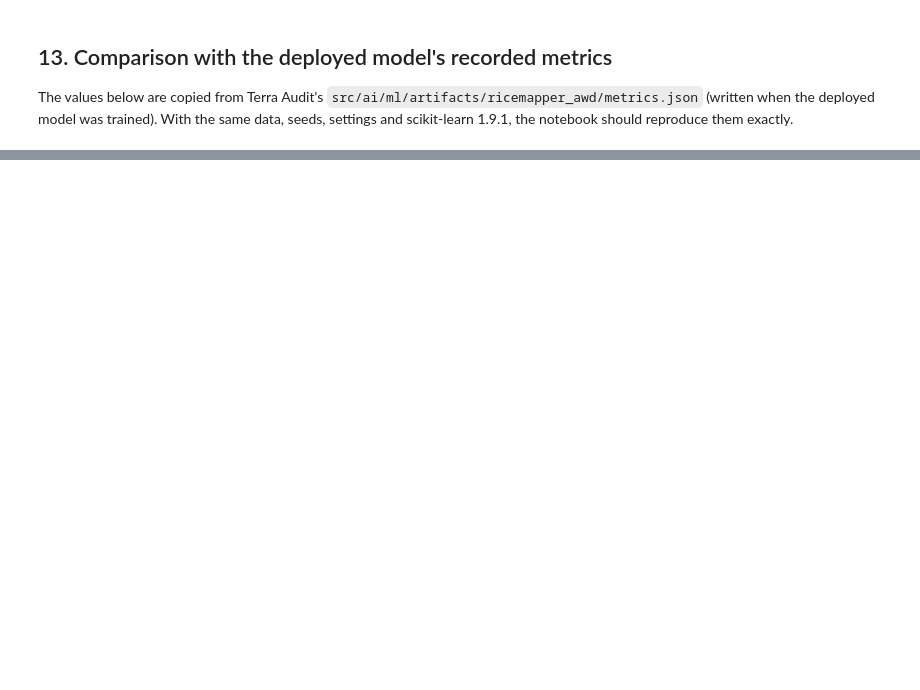
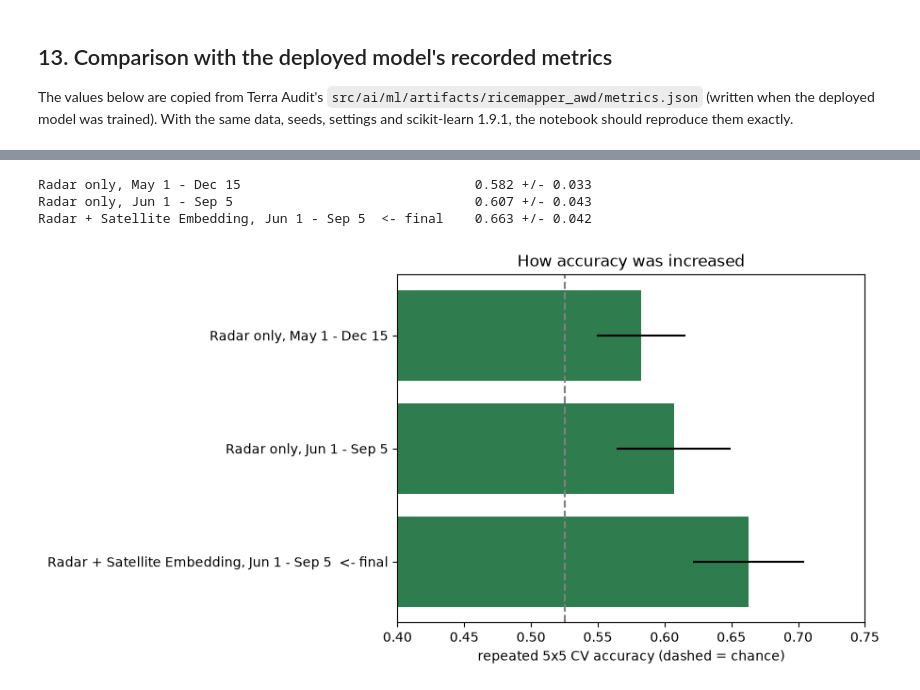
Before and after one commit to knah1d/terra-audit, a Jupyter notebook: notebooks/terra_audit_awd_ptr_random_forest.ipynb, the cells around one changed output, grey strips where cells are left out. Saved outputs shown, nothing was run; the diff lists cells and outputs as text; code cells hidden in the pictures; blank space fills up the shorter version.

```diff
--- a/notebooks/terra_audit_awd_ptr_random_forest.ipynb
+++ b/notebooks/terra_audit_awd_ptr_random_forest.ipynb
@@ -98,7 +100,7 @@ def sha256(path):
 
 assert sha256(archive) == ARCHIVE_SHA256, "Archive checksum mismatch - not the expected research data"
 with tarfile.open(archive) as tar:
-    for name in (TRAIN_FILE, ALT_FILE):
+    for name in (TRAIN_FILE, HC_ONLY_FILE, ALT_WINDOW_FILE):
         if not (data_dir / name).exists():
             tar.extract(name, data_dir, filter="data")
 assert sha256(data_dir / TRAIN_FILE) == TRAIN_FILE_SHA256, "Training file checksum mismatch"
@@ -464,0 +477,23 @@ Jun 1 - Sep 5 window : 0.607 +/- 0.043  <- used by Terra Audit
+# %%
+def repeated_cv_accuracy(path):
+    Xf, yf, _ = prepare_data(pd.read_parquet(data_dir / path))
+    scores = cross_validate(clone(make_model()), Xf, yf, scoring="accuracy",
+                            cv=RepeatedStratifiedKFold(n_splits=5, n_repeats=5, random_state=SEED))["test_score"]
+    return scores.mean(), scores.std()
+
+steps = {
+    "Radar only, May 1 - Dec 15": repeated_cv_accuracy(ALT_WINDOW_FILE),
+    "Radar only, Jun 1 - Sep 5": repeated_cv_accuracy(HC_ONLY_FILE),
+    "Radar + Satellite Embedding, Jun 1 - Sep 5  <- final": (cv_acc.mean(), cv_acc.std()),
+}
+for name, (mean, std) in steps.items():
+    print(f"{name:55s} {mean:.3f} +/- {std:.3f}")
+names = list(steps)
+plt.barh(names[::-1], [steps[n][0] for n in names][::-1], xerr=[steps[n][1] for n in names][::-1], color="#2f7d4f")
+plt.axvline(max(y.mean(), 1 - y.mean()), ls="--", c="grey"); plt.xlim(0.4, 0.75)
+plt.xlabel("repeated 5x5 CV accuracy (dashed = chance)"); plt.title("How accuracy was increased"); plt.show()
+# %% [output]
+Radar only, May 1 - Dec 15                              0.582 +/- 0.033
+Radar only, Jun 1 - Sep 5                               0.607 +/- 0.043
+Radar + Satellite Embedding, Jun 1 - Sep 5  <- final    0.663 +/- 0.042
+[figure, added]
```
Also changed, not shown: parts of 24 cells of this notebook, 8 other files.
